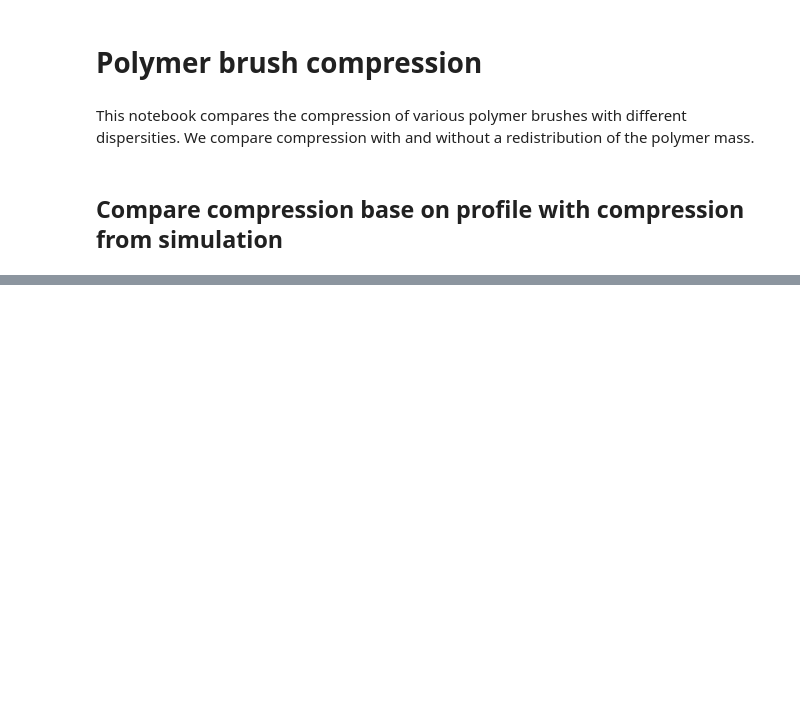
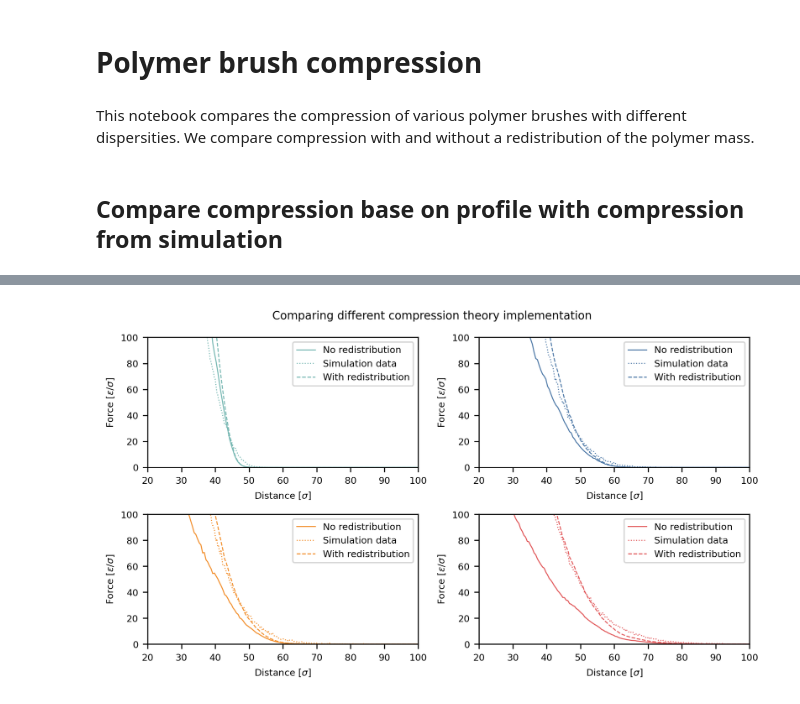
Before and after one commit to leon-a-smook/picbad, a Jupyter notebook: notebooks/compression.ipynb, the cells around one changed output, grey strips where cells are left out. Saved outputs shown, nothing was run; the diff lists cells and outputs as text; code cells hidden in the pictures; blank space fills up the shorter version.

Commit message:
Updated compression notebook

```diff
--- a/notebooks/compression.ipynb
+++ b/notebooks/compression.ipynb
@@ -18,9 +18,16 @@ from config import FIGURE_SIZE, FIGURE_DPI
 ## Compare compression base on profile with compression from simulation
 # %%
 # Load the profiles
+osmotic_prefactor = 1.0
+brush_10 = b.Brush("simulation",
+                   {"filename": "../data/Density_Profile_D100.csv"},
+                   osmotic_prefactor=osmotic_prefactor)
 brush_11 = b.Brush("simulation",
-                   {"filename": "../data/Density_Profile_D110.csv"})
+                   {"filename": "../data/Density_Profile_D110.csv"},
+                   osmotic_prefactor=osmotic_prefactor)
 brush_12 = b.Brush("simulation",
-                   {"filename": "../data/Density_Profile_D120.csv"})
+                   {"filename": "../data/Density_Profile_D120.csv"},
+                   osmotic_prefactor=osmotic_prefactor)
 brush_14 = b.Brush("simulation",
-                   {"filename": "../data/Density_profile_D140.csv"})
+                   {"filename": "../data/Density_profile_D140.csv"},
+                   osmotic_prefactor=osmotic_prefactor)
@@ -63,0 +34,49 @@ AttributeError: 'numpy._ArrayFunctionDispatcher' object has no attribute 'deepco
+# %%
+# Compress the profiles
+beta = 0.00
+brush_10.compress_profile(beta=beta,surface_area=2250,redistribute_polymer=False)
+brush_11.compress_profile(beta=beta,surface_area=2250,redistribute_polymer=False)
+brush_12.compress_profile(beta=beta,surface_area=2250,redistribute_polymer=False)
+brush_14.compress_profile(beta=beta,surface_area=2250,redistribute_polymer=False)
+
+OFFSET = 3
+
+fig, ax = plt.subplots(figsize=FIGURE_SIZE_LARGE, dpi=FIGURE_DPI,ncols=2,nrows=2)
+
+ax[0][0].plot(brush_10.z, brush_10.compression_force, "-", label='No redistribution', color=nature_colors[3])
+data = pd.read_csv("../data/Compression_D100.csv")
+ax[0][0].plot(data.z.to_numpy()-OFFSET,data.F_mean.to_numpy(),':', label='Simulation data', color=nature_colors[3])
+brush_10.compress_profile(beta=beta,surface_area=2250,redistribute_polymer=True)
+ax[0][0].plot(brush_10.z,brush_10.compression_force,'--', label='With redistribution', color=nature_colors[3])
+
+ax[0][1].plot(brush_11.z, brush_11.compression_force, "-", label='No redistribution', color=nature_colors[0])
+data = pd.read_csv("../data/Compression_D110.csv")
+ax[0][1].plot(data.z.to_numpy()-OFFSET,data.F_mean.to_numpy(),':', label='Simulation data', color=nature_colors[0])
+brush_11.compress_profile(beta=beta,surface_area=2250,redistribute_polymer=True)
+ax[0][1].plot(brush_11.z,brush_11.compression_force,'--', label='With redistribution', color=nature_colors[0])
+
+ax[1][0].plot(brush_12.z, brush_12.compression_force, "-", label='No redistribution', color=nature_colors[1])
+data = pd.read_csv("../data/Compression_D120.csv")
+ax[1][0].plot(data.z.to_numpy()-OFFSET,data.F_mean.to_numpy(),':', label='Simulation data', color=nature_colors[1])
+brush_12.compress_profile(beta=beta,surface_area=2250,redistribute_polymer=True)
+ax[1][0].plot(brush_12.z,brush_12.compression_force,'--', label='With redistribution', color=nature_colors[1])
+
+ax[1][1].plot(brush_14.z, brush_14.compression_force, "-", label='No redistribution', color=nature_colors[2])
+data = pd.read_csv("../data/Compression_D140.csv")
+ax[1][1].plot(data.z.to_numpy()-OFFSET,data.F_mean.to_numpy(),':', label='Simulation data', color=nature_colors[2])
+brush_14.compress_profile(beta=beta,surface_area=2250,redistribute_polymer=True)
+ax[1][1].plot(brush_14.z,brush_14.compression_force,'--', label='With redistribution', color=nature_colors[2])
+
+
+for i, ax in enumerate(fig.axes):
+    ax.set_ylabel(str(i))
+    ax.set_xlim([20,100])
+    ax.set_xlabel("Distance [$\sigma$]")
+    ax.set_ylim([0,100])
+    ax.set_ylabel("Force [$\epsilon/\sigma$]")
+    ax.legend()
+
+fig.suptitle("Comparing different compression theory implementation")
+fig.tight_layout()
+# %% [output]
+[figure, added]
```
Also changed, not shown: parts of 2 cells of this notebook, 2 other files.
